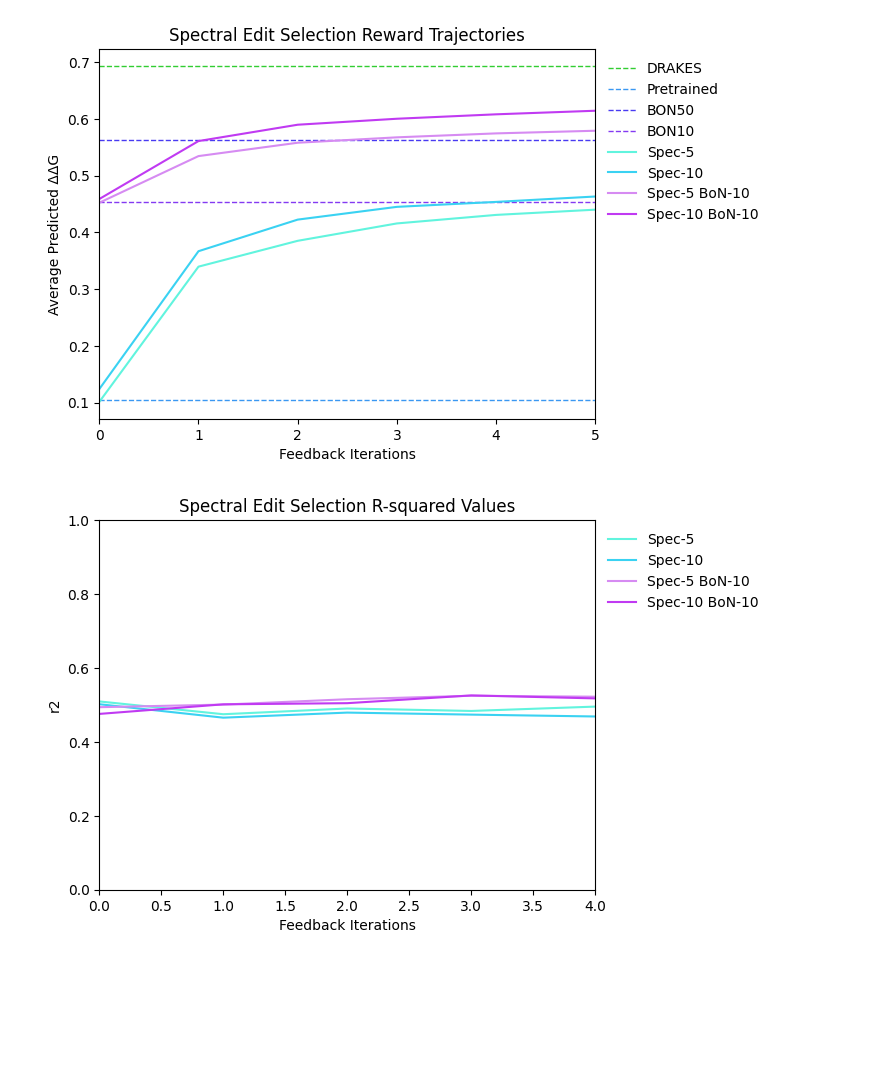
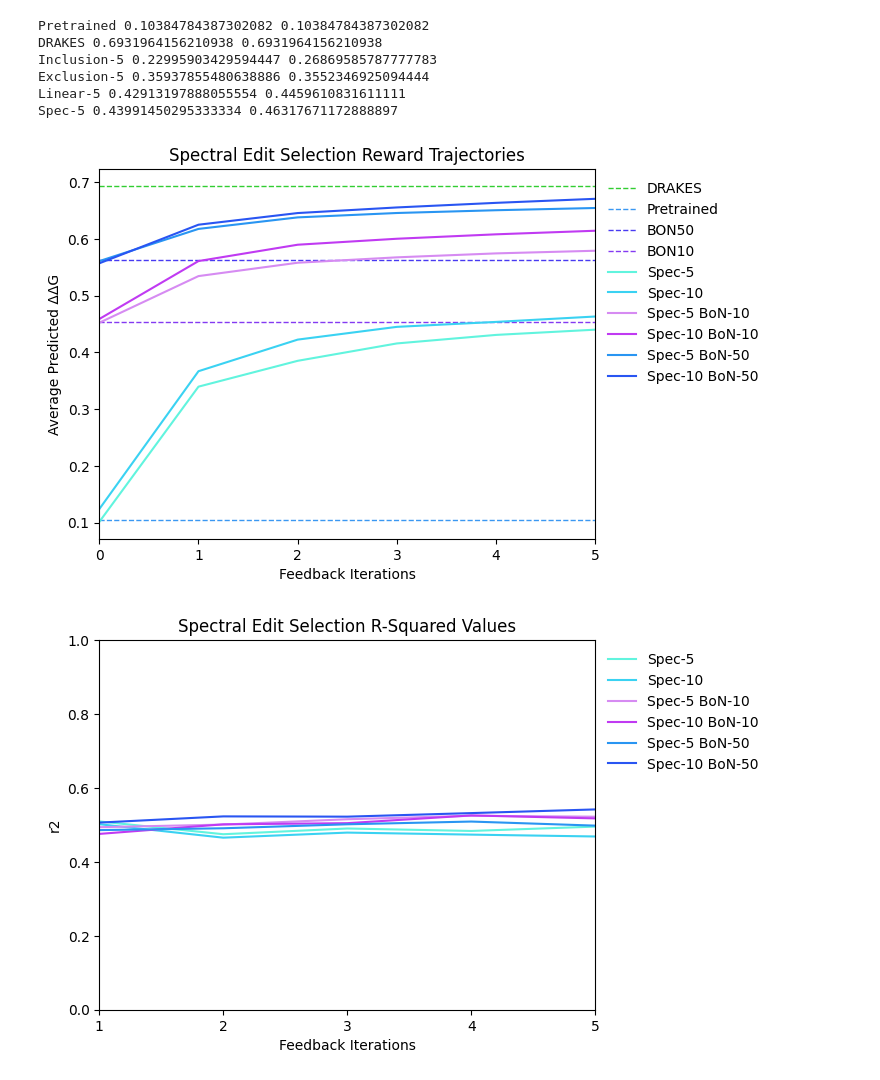
Before and after one commit to shainotshy1/BLISS_Experiments, a Jupyter notebook: DRAKES/analyze_new_spectral.ipynb, the cells around one changed output. Drawn from its saved outputs; the diff is of its cells as text; code cells hidden in the pictures; blank space fills up the shorter version.

```diff
--- a/DRAKES/analyze_new_spectral.ipynb
+++ b/DRAKES/analyze_new_spectral.ipynb
@@ -74,11 +120,12 @@ def display_stat_comp(stats, names, target_stat, ylabel, title, ylim=None, yscal
 
     plt.xticks(rotation=45)
     plt.show()
-stats = [pre_eval_stats, drakes_eval_stats, spec5_eval_stats, spec10_eval_stats, spec5_bon10_eval_stats, spec10_bon10_eval_stats, bon10_eval_stats, bon50_eval_stats]
-names = ["Pretrained", "DRAKES", "Spec-5", "Spec-10", "Spec-5 BoN-10", "Spec-10 BoN-10", "BoN-10", "BoN-50"]
+stats = [pre_eval_stats, drakes_eval_stats, bon10_eval_stats, bon50_eval_stats, spec5_eval_stats, spec10_eval_stats, spec5_bon10_eval_stats, spec10_bon10_eval_stats, spec5_bon50_eval_stats, spec10_bon50_eval_stats]
+names = ["Pretrained", "DRAKES", "BoN-10", "BoN-50", "Spec-5", "Spec-10", "Spec-5 BoN-10", "Spec-10 BoN-10", "Spec-5 BoN-50", "Spec-10 BoN-50"]
 
-display_stat_comp(stats, names, "ddg", "Average Evaluation ΔΔG", "ΔΔG Alignment")
+display_stat_comp(stats, names, "ddg_align", "Average Predicted ΔΔG", "Alignment ΔΔG Oracle Comparison")
+display_stat_comp(stats, names, "ddg", "Average Evaluation ΔΔG", "Evaluation ΔΔG Oracle Comparison")
 display_stat_comp(stats, names, "ll", "Average ProtGPT2 Negative Log Likelihood", "Log Likelihood for ΔΔG Alignment", yscale=-1, ylim=100)
-# display_stat_comp(stats, names, "scrmsd", "scRMSD", "scRMSD for ΔΔG Alignment")
-# display_stat_comp(stats, names, "success_rate", "Success Rate (%)", "Protein Success Comparison", ylim=(0,100), yscale=100)
+display_stat_comp(stats, names, "scrmsd", "scRMSD", "scRMSD for ΔΔG Alignment", ylim=(0,2))
+display_stat_comp(stats, names, "success_rate", "Success Rate (%)", "Protein Success Comparison", ylim=(0,100), yscale=100)
 # %% [output]
@@ -87,3 +151,13 @@ display_stat_comp(stats, names, "ll", "Average ProtGPT2 Negative Log Likelihood"
+# %%
+for n, s1, s2 in zip(names1, stats1, stats2):
+    print(n, s1['ddg_align'], s2['ddg_align'])
+# %% [output]
+Pretrained 0.10384784387302082 0.10384784387302082
+DRAKES 0.6931964156210938 0.6931964156210938
+Inclusion-5 0.22995903429594447 0.26869585787777783
+Exclusion-5 0.35937855480638886 0.3552346925094444
+Linear-5 0.42913197888055554 0.4459610831611111
+Spec-5 0.43991450295333334 0.46317671172888897
 # %%
 # seq_recovery,seq,true_seq,protein_name,top_spec_interactions,spec_selections,spec_trajectory,r2_trajectory,loglikelihood,ddg,ddg_eval,scrmsd
 # %%
@@ -95,15 +169,16 @@ def calc_avg_traj(df, traj_col, target_protein=None):
     avg_traj = np.average(trajectories, axis=0)
     return avg_traj
 
-def display_traj(df_lst, names, traj_col, ylabel, colors=None, target_protein=None, ylim=None, title="Protein Evaluation Trajectory"):
+def display_traj(df_lst, names, traj_col, ylabel, colors=None, target_protein=None, ylim=None, it_space=None, title="Protein Evaluation Trajectory", show_bon=True):
     trajectories = []
     for df in df_lst:
         avg_traj = calc_avg_traj(df, traj_col, target_protein=target_protein)
         trajectories.append(avg_traj)
 
-    it_space = np.arange(trajectories[0].shape[0])
+    if it_space is None:
+        it_space = np.arange(trajectories[0].shape[0])
 
-    if traj_col == "spec_trajectory":
+    if traj_col == "spec_trajectory" and show_bon:
         plt.axhline(drakes_ddg_align, color='limegreen', linestyle='--', label='DRAKES', linewidth=1)
         plt.axhline(pre_ddg_align, color='#3A98F2', linestyle='--', label='Pretrained', linewidth=1)
         plt.axhline(bon50_ddg_align, color='#483AF2', linestyle='--', label='BON50', linewidth=1)
@@ -121,28 +196,34 @@ def display_traj(df_lst, names, traj_col, ylabel, colors=None, target_protein=No
     plt.title(title+protein_info)
     plt.legend(loc='upper left', bbox_to_anchor=(1, 1), fontsize=10, frameon=False)
     plt.xlim(it_space[0], it_space[-1])
+    if it_space is not None:
+        plt.xticks(it_space[::len(it_space) // 5])
     if ylim is not None:
         plt.ylim(ylim)
     plt.show()
 # %%
-dfs = [spec5_df, spec10_df, spec5_bon10_df, spec10_bon10_df]
-names = ['Spec-5', 'Spec-10', "Spec-5 BoN-10", "Spec-10 BoN-10"]
-colors = ["#61F4DE","#3AD2F2", "#D68BF2", "#C03AF2"]
+dfs = [spec5_df, spec10_df, spec5_bon10_df, spec10_bon10_df, spec5_bon50_df, spec10_bon50_df]
+names = ['Spec-5', 'Spec-10', "Spec-5 BoN-10", "Spec-10 BoN-10", "Spec-5 BoN-50", "Spec-10 BoN-50"]
+colors = ["#61F4DE","#3AD2F2", "#D68BF2", "#C03AF2", "#2995F2", "#2955F2"]
 # %%
 traj_col = 'spec_trajectory'
 ylabel = "Average Predicted ΔΔG"
 ylim = None
+it_space = None
 title = "Spectral Edit Selection Reward Trajectories"
 
-display_traj(dfs, names, traj_col, ylabel, colors=colors, ylim=ylim, target_protein=target_protein, title=title)
+# TODO: Baselines: exclusion, inclusion, LASSO / Least Squares, gradient weighting
+
+display_traj(dfs, names, traj_col, ylabel, colors=colors, ylim=ylim, it_space=it_space, target_protein=target_protein, title=title)
 # %% [output]
-[figure, old version]
+[figure, new version]
 # %%
 traj_col = 'r2_trajectory'
 ylabel = "r2"
 ylim = (0, 1)
-title = "Spectral Edit Selection R-squared Values"
+it_space = np.arange(1, 6, 1)
+title = "Spectral Edit Selection R-Squared Values"
 
-display_traj(dfs, names, traj_col, ylabel, colors=colors, ylim=ylim, target_protein=target_protein, title=title)
+display_traj(dfs, names, traj_col, ylabel, colors=colors, ylim=ylim, it_space=it_space, target_protein=target_protein, title=title)
 # %% [output]
-[figure, old version]
+[figure, new version]
```
Also changed, not shown: parts of 11 cells of this notebook.
